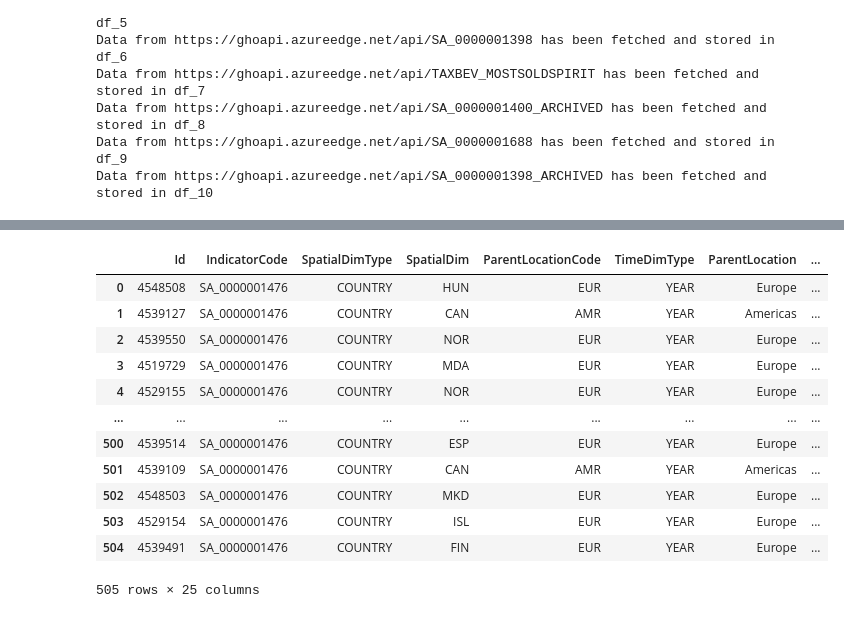
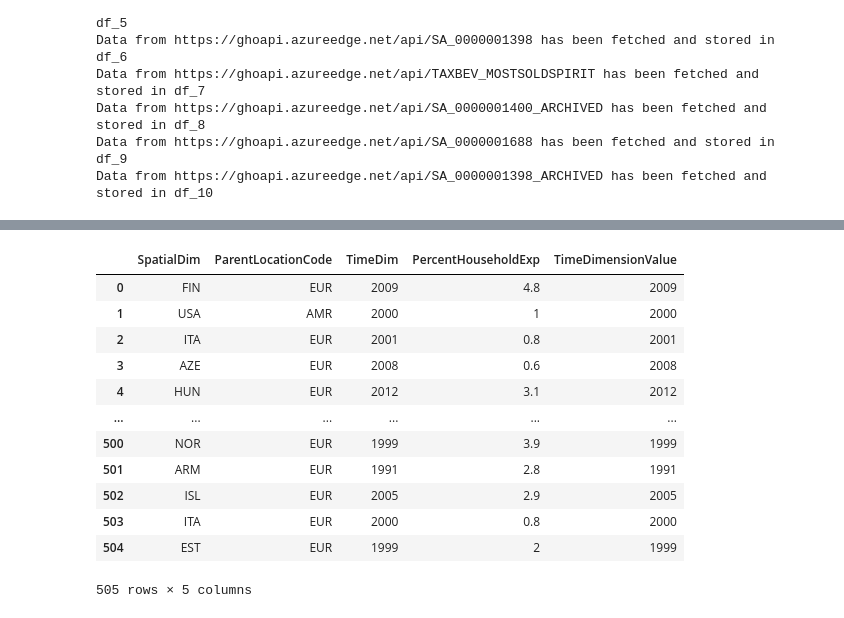
Before and after one commit to ThePennyGoblin/SMU_BootCamp_-Project_1, a Jupyter notebook: WHO Data API/PROJECT_1_Caitev3.ipynb, the cells around one changed output, grey strips where cells are left out. Drawn from its saved outputs; the diff is of its cells as text; code cells hidden in the pictures.

```diff
--- a/WHO Data API/PROJECT_1_Caitev3.ipynb
+++ b/WHO Data API/PROJECT_1_Caitev3.ipynb
@@ -105,18 +80,21 @@ DataFrame: df_0
 
 DataFrame 'df_10' has been written to 'df_10.csv' CSV file.
 # %%
-display(df_0)
+#clean and transfor df_0 Per Houshold % expenditure  consumption
+df_0clean = df_0[['SpatialDim', 'ParentLocationCode', 'TimeDim', 'Value', 'TimeDimensionValue']]
+df_0clean.columns = ['SpatialDim', 'ParentLocationCode', 'TimeDim', 'PercentHouseholdExp', 'TimeDimensionValue']
+display(df_0clean)
 # %% [output]
-|  | Id | IndicatorCode | SpatialDimType | SpatialDim | ParentLocationCode | TimeDimType | ParentLocation | ... |
-| 0 | 4548508 | SA_0000001476 | COUNTRY | HUN | EUR | YEAR | Europe | ... |
-| 1 | 4539127 | SA_0000001476 | COUNTRY | CAN | AMR | YEAR | Americas | ... |
-| 2 | 4539550 | SA_0000001476 | COUNTRY | NOR | EUR | YEAR | Europe | ... |
-| 3 | 4519729 | SA_0000001476 | COUNTRY | MDA | EUR | YEAR | Europe | ... |
-| 4 | 4529155 | SA_0000001476 | COUNTRY | NOR | EUR | YEAR | Europe | ... |
-| ... | ... | ... | ... | ... | ... | ... | ... | ... |
-| 500 | 4539514 | SA_0000001476 | COUNTRY | ESP | EUR | YEAR | Europe | ... |
-| 501 | 4539109 | SA_0000001476 | COUNTRY | CAN | AMR | YEAR | Americas | ... |
-| 502 | 4548503 | SA_0000001476 | COUNTRY | MKD | EUR | YEAR | Europe | ... |
-| 503 | 4529154 | SA_0000001476 | COUNTRY | ISL | EUR | YEAR | Europe | ... |
-| 504 | 4539491 | SA_0000001476 | COUNTRY | FIN | EUR | YEAR | Europe | ... |
+|  | SpatialDim | ParentLocationCode | TimeDim | PercentHouseholdExp | TimeDimensionValue |
+| 0 | FIN | EUR | 2009 | 4.8 | 2009 |
+| 1 | USA | AMR | 2000 | 1 | 2000 |
+| 2 | ITA | EUR | 2001 | 0.8 | 2001 |
+| 3 | AZE | EUR | 2008 | 0.6 | 2008 |
+| 4 | HUN | EUR | 2012 | 3.1 | 2012 |
+| ... | ... | ... | ... | ... | ... |
+| 500 | NOR | EUR | 1999 | 3.9 | 1999 |
+| 501 | ARM | EUR | 1991 | 2.8 | 1991 |
+| 502 | ISL | EUR | 2005 | 2.9 | 2005 |
+| 503 | ITA | EUR | 2000 | 0.8 | 2000 |
+| 504 | EST | EUR | 1999 | 2 | 1999 |
-505 rows × 25 columns
+505 rows × 5 columns
```
Also changed, not shown: parts of 15 cells of this notebook, 12 other files.
